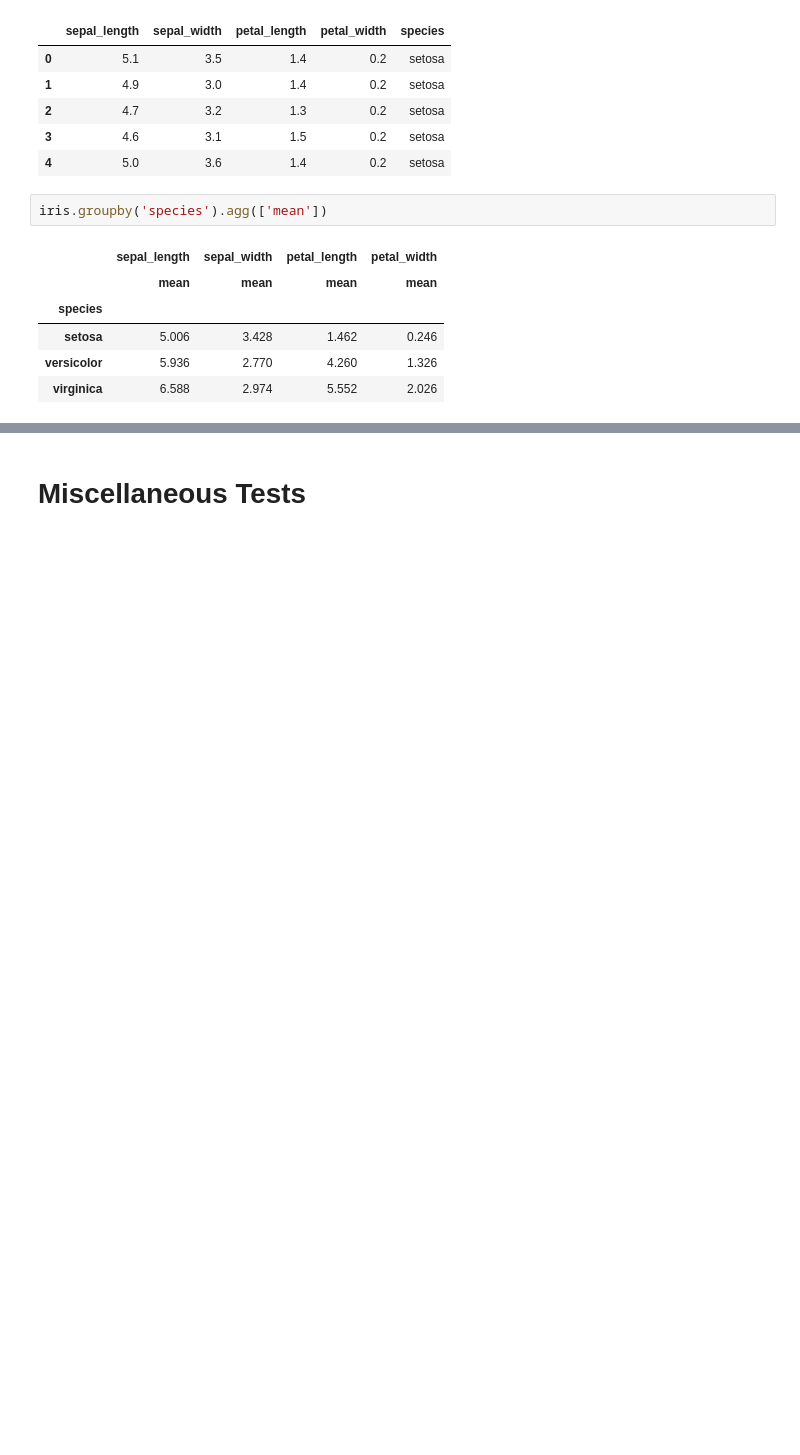
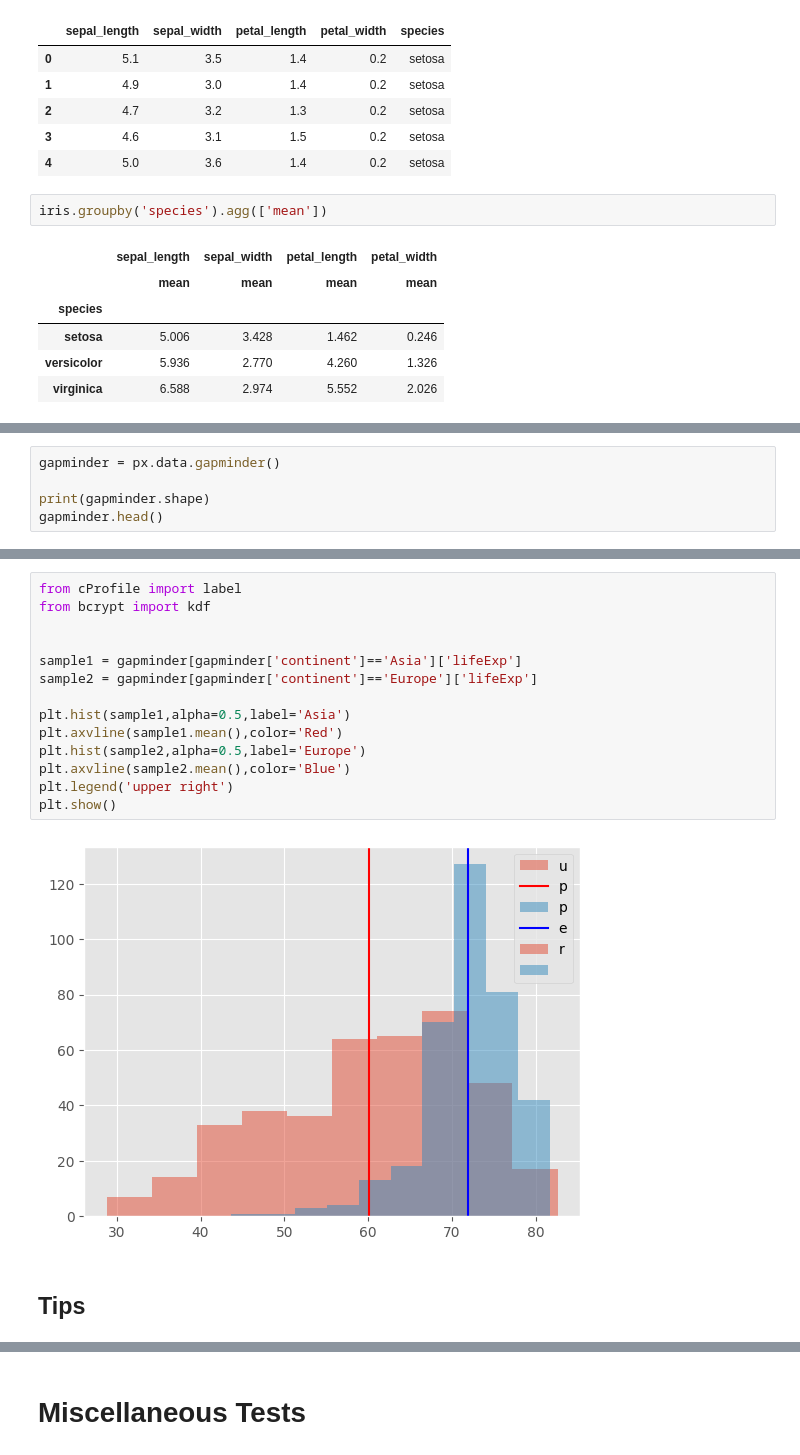
Before and after one commit to akshayyewle/Statistical-Analysis, a Jupyter notebook: 03 Statistical Tests With Python/Python Notebook.ipynb, the cells around one changed output, grey strips where cells are left out. Cells and saved outputs as stored; diff of their text form; blank space fills up the shorter version.

```diff
--- a/03 Statistical Tests With Python/Python Notebook.ipynb
+++ b/03 Statistical Tests With Python/Python Notebook.ipynb
@@ -54,0 +75,5 @@ iris.groupby('species').agg(['mean'])
+# %%
+gapminder = px.data.gapminder()
+
+print(gapminder.shape)
+gapminder.head()
@@ -54,0 +88,18 @@ iris.groupby('species').agg(['mean'])
+# %%
+from cProfile import label
+from bcrypt import kdf
+
+
+sample1 = gapminder[gapminder['continent']=='Asia']['lifeExp']
+sample2 = gapminder[gapminder['continent']=='Europe']['lifeExp']
+
+plt.hist(sample1,alpha=0.5,label='Asia')
+plt.axvline(sample1.mean(),color='Red')
+plt.hist(sample2,alpha=0.5,label='Europe')
+plt.axvline(sample2.mean(),color='Blue')
+plt.legend('upper right')
+plt.show()
+# %% [output]
+[figure, added]
+# %% [markdown]
+## **Tips**
```
Also changed, not shown: parts of 33 cells of this notebook.
